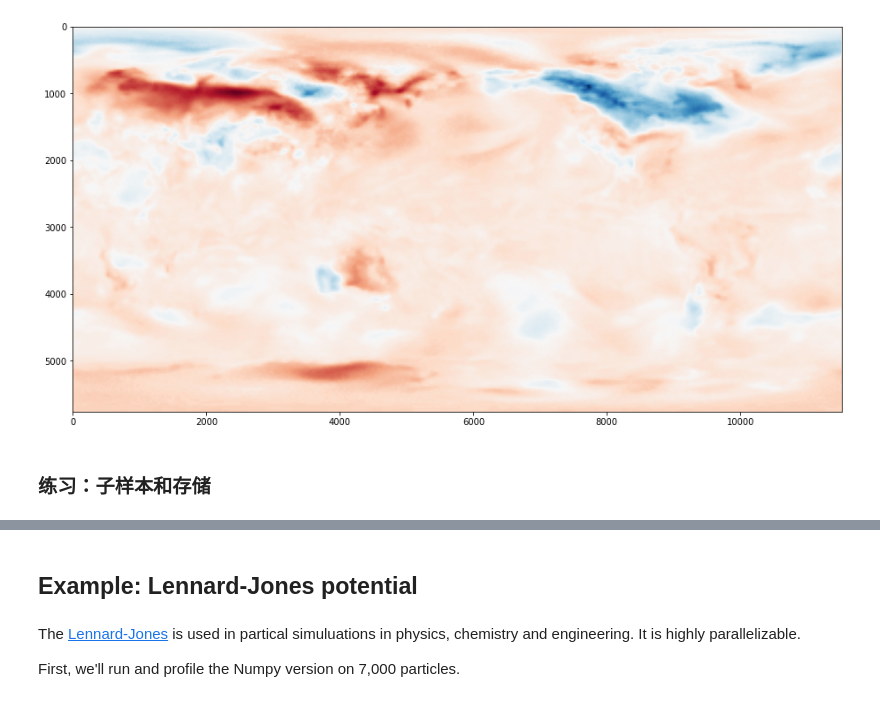
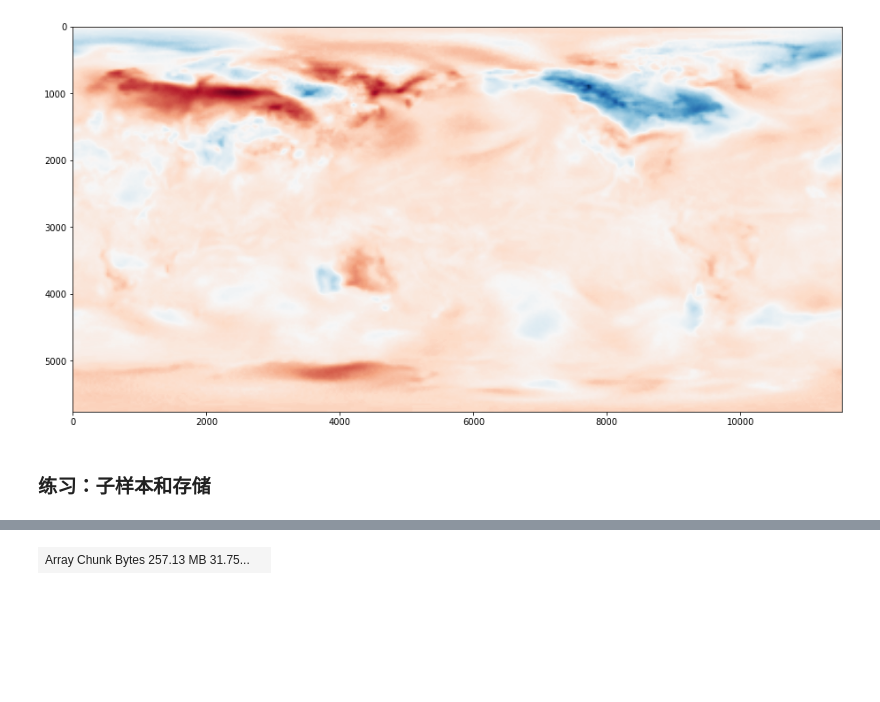
Before and after one commit to IncubatorShokuhou/dask-tutorial-chinese, a Jupyter notebook: 03_array.ipynb, the cells around one changed output, grey strips where cells are left out. Drawn from its saved outputs; the diff is of its cells as text; code cells hidden in the pictures; blank space fills up the shorter version.

```diff
--- a/03_array.ipynb
+++ b/03_array.ipynb
@@ -404,12 +394,8 @@ arrays = [da.from_array(dset, chunks=(500, 500)) for dset in dsets]
 
 x = da.stack(arrays, axis=0)
 
-result = x[:, ::2, ::2]
-
-da.to_zarr(result, os.path.join('data', 'myfile.zarr'), overwrite=True)
+result = x[:, ::8, ::8]
-# %% [markdown]
-## Example: Lennard-Jones potential
-# %% [markdown]
-The [Lennard-Jones](https://en.wikipedia.org/wiki/Lennard-Jones_potential) is used in partical simuluations in physics, chemistry and engineering. It is highly parallelizable.
-
-First, we'll run and profile the Numpy version on 7,000 particles.
+# %%
+result
+# %% [output]
+| Array Chunk Bytes 257.13 MB 31.75... |  |
```
Also changed, not shown: parts of 32 cells of this notebook.
